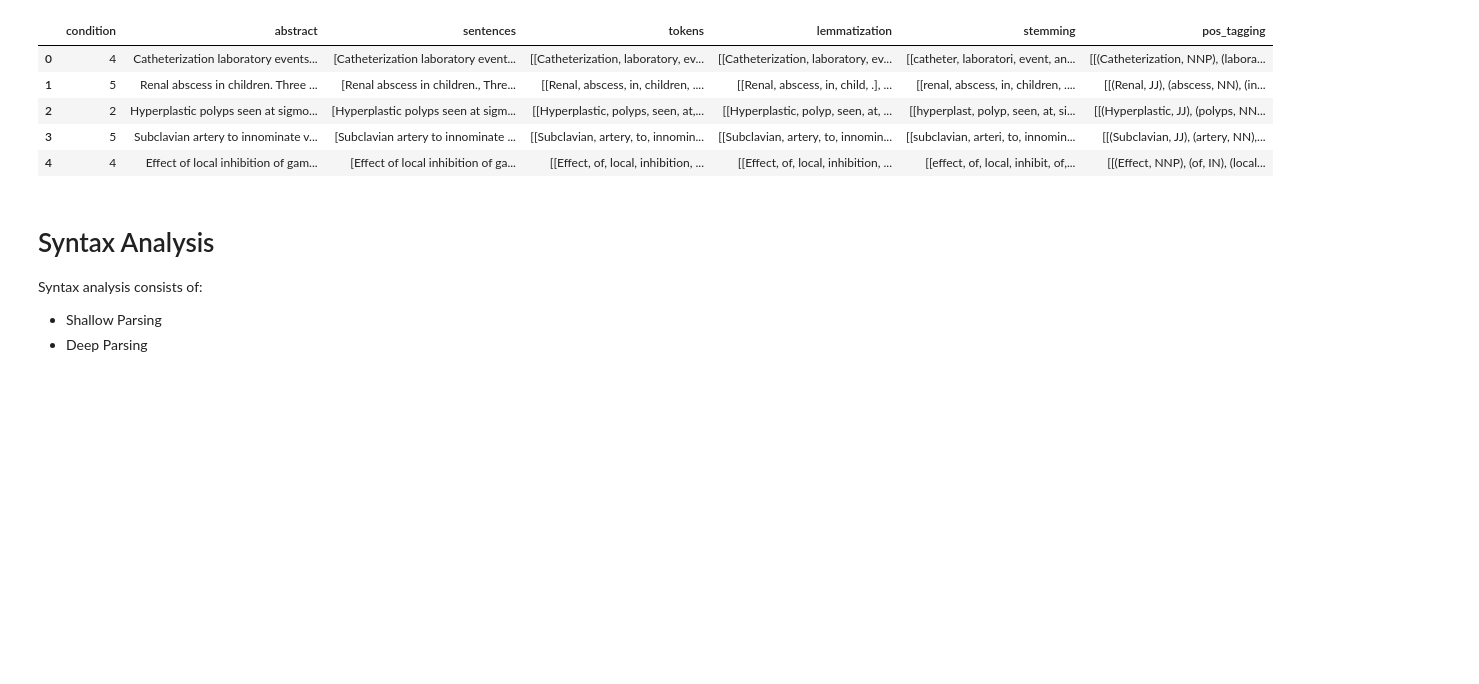
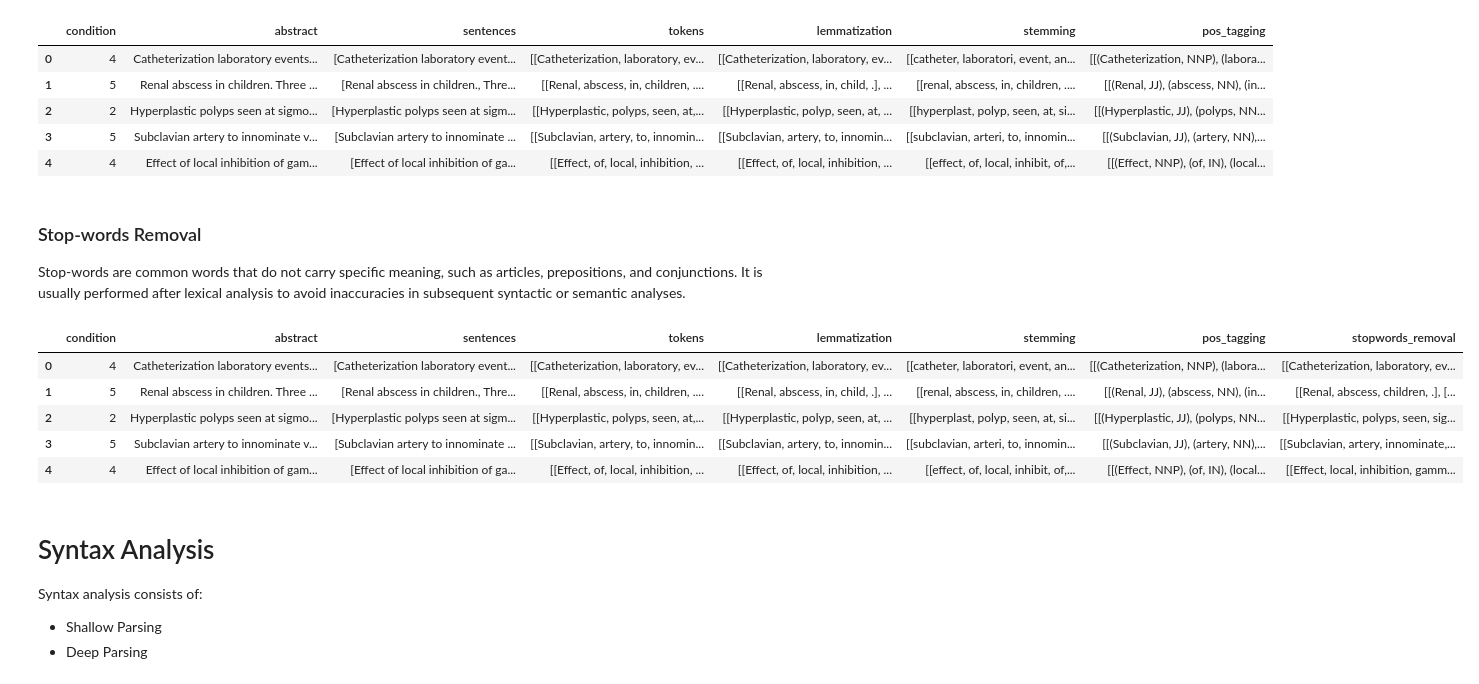
Before and after one commit to vitomarcorubino/MedicalTextNLP, a Jupyter notebook: medicalTextNLP.ipynb, the cells around one changed output. Saved outputs shown, nothing was run; the diff lists cells and outputs as text; code cells hidden in the pictures; blank space fills up the shorter version.

Commit message:
Removed stop-words

```diff
--- a/medicalTextNLP.ipynb
+++ b/medicalTextNLP.ipynb
@@ -128,6 +128,33 @@ lexical_df.head()
 | 2 | 2 | Hyperplastic polyps seen at sigmo... | [Hyperplastic polyps seen at sigm... | [[Hyperplastic, polyps, seen, at,... | [[Hyperplastic, polyp, seen, at, ... | [[hyperplast, polyp, seen, at, si... | [[(Hyperplastic, JJ), (polyps, NN... |
 | 3 | 5 | Subclavian artery to innominate v... | [Subclavian artery to innominate ... | [[Subclavian, artery, to, innomin... | [[Subclavian, artery, to, innomin... | [[subclavian, arteri, to, innomin... | [[(Subclavian, JJ), (artery, NN),... |
 | 4 | 4 | Effect of local inhibition of gam... | [Effect of local inhibition of ga... | [[Effect, of, local, inhibition, ... | [[Effect, of, local, inhibition, ... | [[effect, of, local, inhibit, of,... | [[(Effect, NNP), (of, IN), (local... |
+# %% [markdown]
+### Stop-words Removal
+Stop-words are common words that do not carry specific meaning, such as articles, prepositions, and conjunctions.
+It is usually performed after lexical analysis to avoid inaccuracies in subsequent syntactic or semantic analyses.
+# %%
+stopwords = nltk.corpus.stopwords.words('english')
+
+stopwords_removal = []
+
+for record in lexical_df['tokens']:
+    filtered_record = []
+    for sentence in record:
+        filtered_sentence = [word for word in sentence if word.lower() not in stopwords]
+        filtered_record.append(filtered_sentence)
+
+    stopwords_removal.append(filtered_record)
+
+lexical_df["stopwords_removal"] = stopwords_removal
+# %%
+lexical_df.head()
+# %% [output]
+|  | condition | abstract | sentences | tokens | lemmatization | stemming | pos_tagging | stopwords_removal |
+| 0 | 4 | Catheterization laboratory events... | [Catheterization laboratory event... | [[Catheterization, laboratory, ev... | [[Catheterization, laboratory, ev... | [[catheter, laboratori, event, an... | [[(Catheterization, NNP), (labora... | [[Catheterization, laboratory, ev... |
+| 1 | 5 | Renal abscess in children. Three ... | [Renal abscess in children., Thre... | [[Renal, abscess, in, children, .... | [[Renal, abscess, in, child, .], ... | [[renal, abscess, in, children, .... | [[(Renal, JJ), (abscess, NN), (in... | [[Renal, abscess, children, .], [... |
+| 2 | 2 | Hyperplastic polyps seen at sigmo... | [Hyperplastic polyps seen at sigm... | [[Hyperplastic, polyps, seen, at,... | [[Hyperplastic, polyp, seen, at, ... | [[hyperplast, polyp, seen, at, si... | [[(Hyperplastic, JJ), (polyps, NN... | [[Hyperplastic, polyps, seen, sig... |
+| 3 | 5 | Subclavian artery to innominate v... | [Subclavian artery to innominate ... | [[Subclavian, artery, to, innomin... | [[Subclavian, artery, to, innomin... | [[subclavian, arteri, to, innomin... | [[(Subclavian, JJ), (artery, NN),... | [[Subclavian, artery, innominate,... |
+| 4 | 4 | Effect of local inhibition of gam... | [Effect of local inhibition of ga... | [[Effect, of, local, inhibition, ... | [[Effect, of, local, inhibition, ... | [[effect, of, local, inhibit, of,... | [[(Effect, NNP), (of, IN), (local... | [[Effect, local, inhibition, gamm... |
 # %% [markdown]
 # Syntax Analysis
 Syntax analysis consists of:
```
